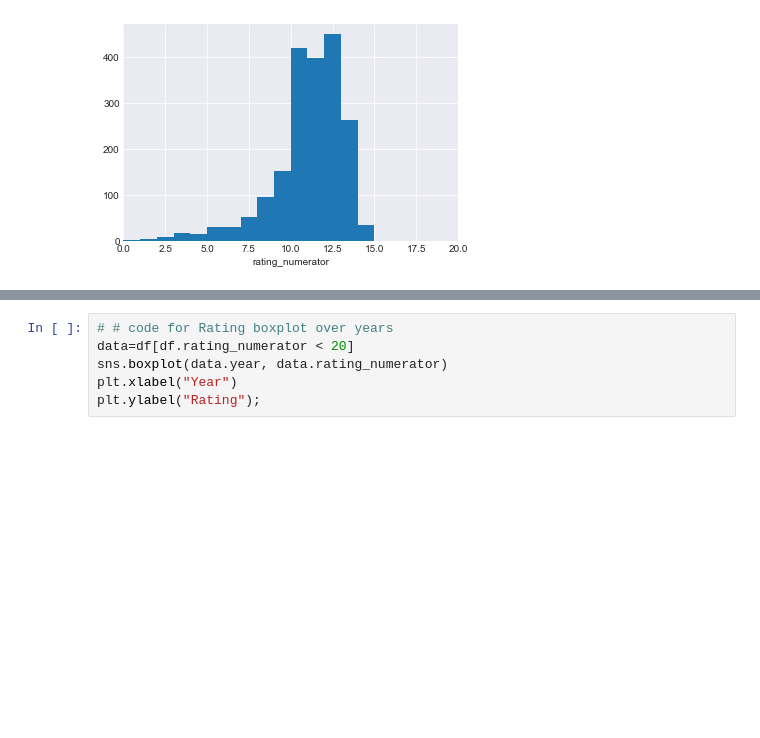
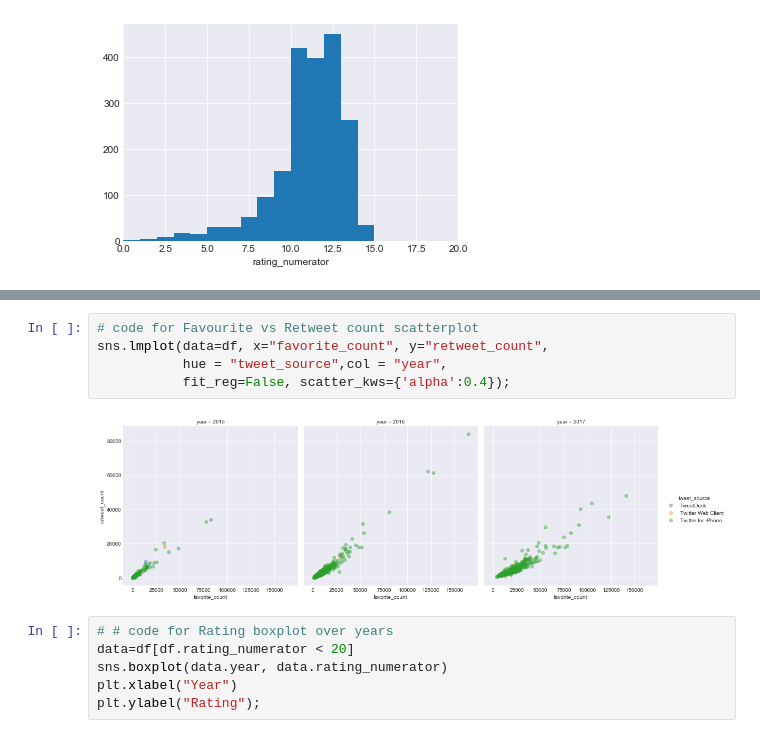
Before and after one commit to mattzajac/DAND-Project_3, a Jupyter notebook: act_report.ipynb, the cells around one changed output, grey strips where cells are left out. Drawn from its saved outputs; the diff is of its cells as text; blank space fills up the shorter version.

```diff
--- a/act_report.ipynb
+++ b/act_report.ipynb
@@ -123,3 +134,10 @@ df['year'] = pd.DatetimeIndex(df.tweet_datetime).year
+# %%
+# code for Favourite vs Retweet count scatterplot
+sns.lmplot(data=df, x="favorite_count", y="retweet_count",
+           hue = "tweet_source",col = "year",
+           fit_reg=False, scatter_kws={'alpha':0.4});
+# %% [output]
+[figure, added]
 # %%
 # # code for Rating boxplot over years
 data=df[df.rating_numerator < 20]
```
Also changed, not shown: parts of 6 cells of this notebook.
